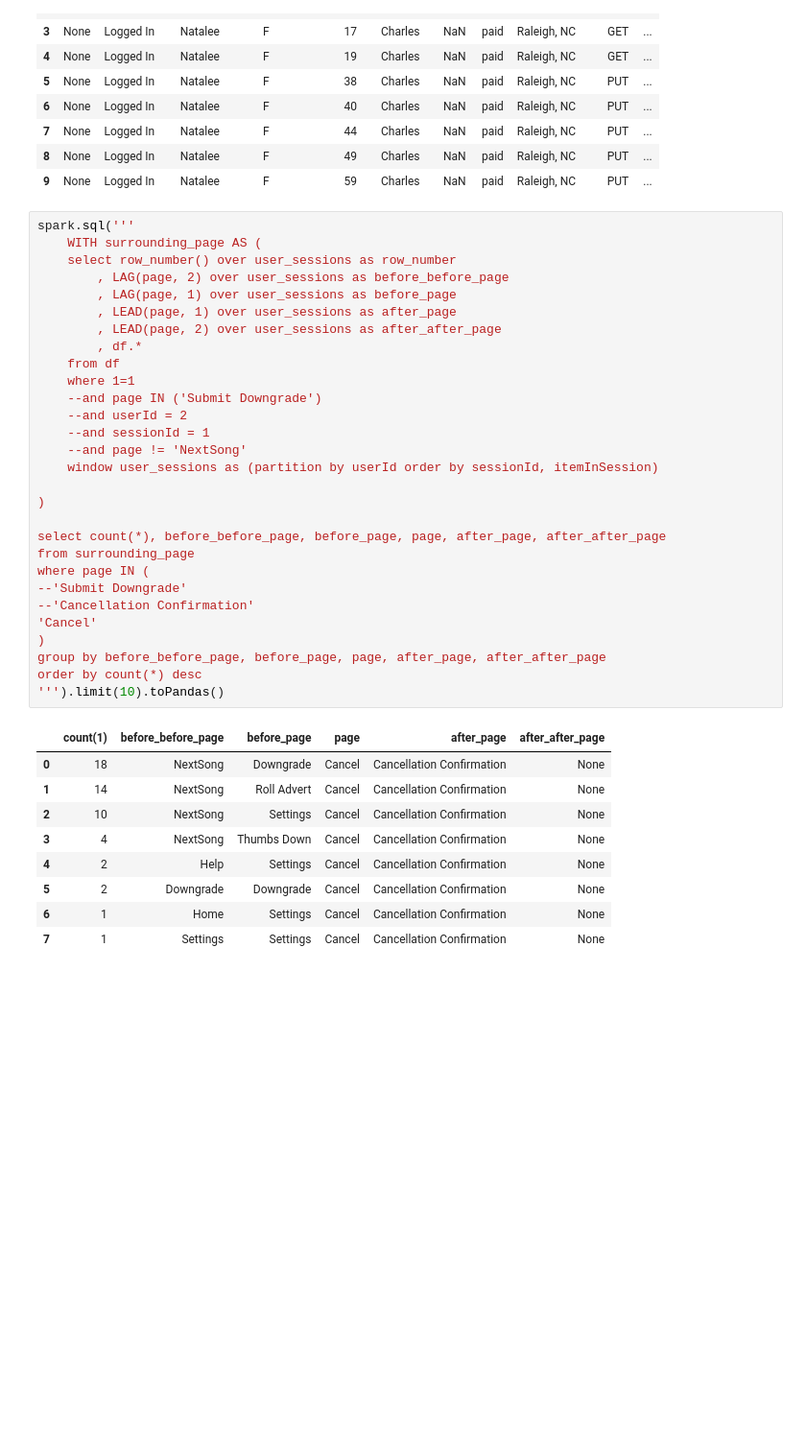
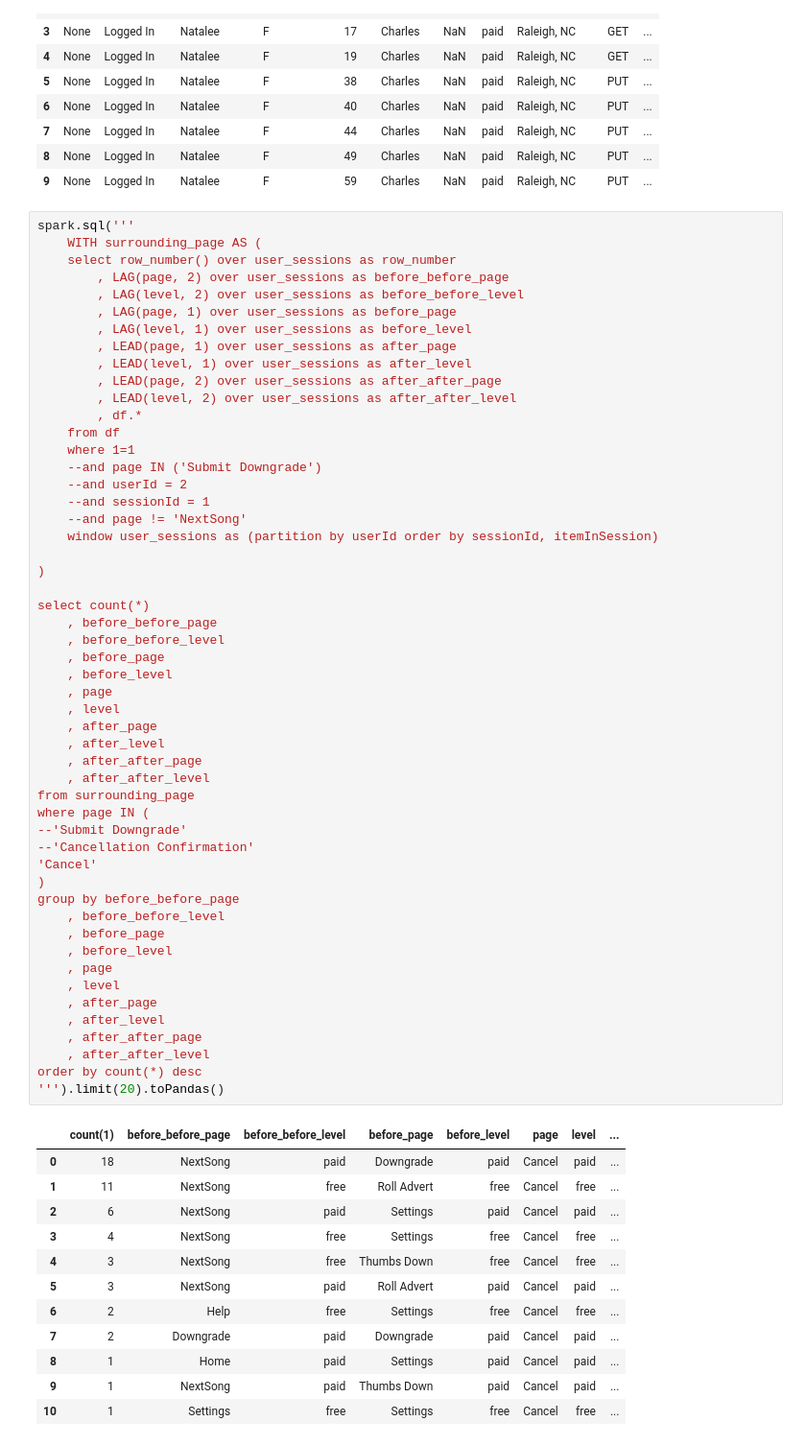
Before and after one commit to bullett445/udacity-sparkify, a Jupyter notebook: Sparkify_Feature_Creation.ipynb, the cells around one changed output. Shown at 96% size. Saved outputs shown, nothing was run; the diff lists cells and outputs as text; blank space fills up the shorter version.

```diff
--- a/Sparkify_Feature_Creation.ipynb
+++ b/Sparkify_Feature_Creation.ipynb
@@ -118,39 +140,65 @@ order by sessionId, itemInSession
 # %%
 spark.sql('''
     WITH surrounding_page AS (
     select row_number() over user_sessions as row_number
         , LAG(page, 2) over user_sessions as before_before_page
+        , LAG(level, 2) over user_sessions as before_before_level
         , LAG(page, 1) over user_sessions as before_page
+        , LAG(level, 1) over user_sessions as before_level
         , LEAD(page, 1) over user_sessions as after_page
+        , LEAD(level, 1) over user_sessions as after_level
         , LEAD(page, 2) over user_sessions as after_after_page
+        , LEAD(level, 2) over user_sessions as after_after_level
         , df.*
     from df
     where 1=1
     --and page IN ('Submit Downgrade')
     --and userId = 2
     --and sessionId = 1
     --and page != 'NextSong'
     window user_sessions as (partition by userId order by sessionId, itemInSession)
 
 )
 
-select count(*), before_before_page, before_page, page, after_page, after_after_page
+select count(*)
+    , before_before_page
+    , before_before_level
+    , before_page
+    , before_level
+    , page
+    , level
+    , after_page
+    , after_level
+    , after_after_page
+    , after_after_level
 from surrounding_page
 where page IN (
 --'Submit Downgrade'
 --'Cancellation Confirmation'
 'Cancel'
 )
-group by before_before_page, before_page, page, after_page, after_after_page
+group by before_before_page
+    , before_before_level
+    , before_page
+    , before_level
+    , page
+    , level
+    , after_page
+    , after_level
+    , after_after_page
+    , after_after_level
 order by count(*) desc
-''').limit(10).toPandas()
+''').limit(20).toPandas()
 # %% [output]
-|  | count(1) | before_before_page | before_page | page | after_page | after_after_page |
-| 0 | 18 | NextSong | Downgrade | Cancel | Cancellation Confirmation | None |
-| 1 | 14 | NextSong | Roll Advert | Cancel | Cancellation Confirmation | None |
-| 2 | 10 | NextSong | Settings | Cancel | Cancellation Confirmation | None |
-| 3 | 4 | NextSong | Thumbs Down | Cancel | Cancellation Confirmation | None |
-| 4 | 2 | Help | Settings | Cancel | Cancellation Confirmation | None |
-| 5 | 2 | Downgrade | Downgrade | Cancel | Cancellation Confirmation | None |
-| 6 | 1 | Home | Settings | Cancel | Cancellation Confirmation | None |
-| 7 | 1 | Settings | Settings | Cancel | Cancellation Confirmation | None |
+|  | count(1) | before_before_page | before_before_level | before_page | before_level | page | level | ... |
+| 0 | 18 | NextSong | paid | Downgrade | paid | Cancel | paid | ... |
+| 1 | 11 | NextSong | free | Roll Advert | free | Cancel | free | ... |
+| 2 | 6 | NextSong | paid | Settings | paid | Cancel | paid | ... |
+| 3 | 4 | NextSong | free | Settings | free | Cancel | free | ... |
+| 4 | 3 | NextSong | free | Thumbs Down | free | Cancel | free | ... |
+| 5 | 3 | NextSong | paid | Roll Advert | paid | Cancel | paid | ... |
+| 6 | 2 | Help | free | Settings | free | Cancel | free | ... |
+| 7 | 2 | Downgrade | paid | Downgrade | paid | Cancel | paid | ... |
+| 8 | 1 | Home | paid | Settings | paid | Cancel | paid | ... |
+| 9 | 1 | NextSong | paid | Thumbs Down | paid | Cancel | paid | ... |
+| 10 | 1 | Settings | free | Settings | free | Cancel | free | ... |
```
Also changed, not shown: parts of 23 cells of this notebook.
